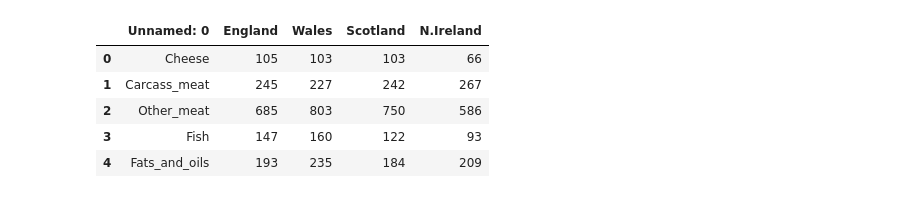
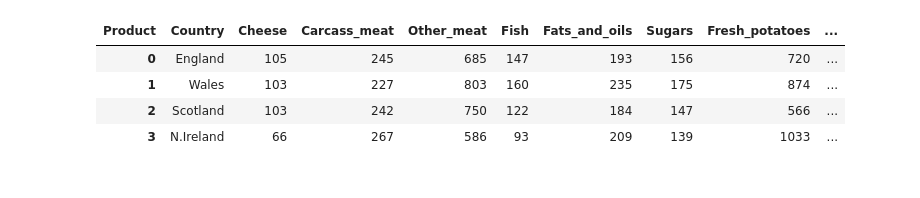
Before and after one commit to LPELCRACK896/DS_lab5, a Jupyter notebook: Autocodificadores.ipynb, the cells around one changed output. Drawn from its saved outputs; the diff is of its cells as text; code cells hidden in the pictures.

```diff
--- a/Autocodificadores.ipynb
+++ b/Autocodificadores.ipynb
@@ -5,9 +3,29 @@ data = pd.read_csv("./data/UK_foods.csv")
-# %%
-data.head()
-# %% [output]
-|  | Unnamed: 0 | England | Wales | Scotland | N.Ireland |
-| 0 | Cheese | 105 | 103 | 103 | 66 |
-| 1 | Carcass_meat | 245 | 227 | 242 | 267 |
-| 2 | Other_meat | 685 | 803 | 750 | 586 |
-| 3 | Fish | 147 | 160 | 122 | 93 |
-| 4 | Fats_and_oils | 193 | 235 | 184 | 209 |
+# %%
+# Leer el archivo CSV
+df = pd.read_csv("./data/UK_foods.csv")
+
+# Transponer el DataFrame
+df_transposed = df.T
+
+# Convertir la primera fila transpuesta en el encabezado y eliminarla del cuerpo del DataFrame
+new_header = df_transposed.iloc[0]
+df_transposed = df_transposed[1:]
+df_transposed.columns = new_header
+
+# Resetea el índice
+df_transposed = df_transposed.reset_index()
+
+# Cambiar el nombre de la nueva columna creada por el reset_index, si lo deseas
+data = df_transposed.rename(columns={"index": "Country"})
+
+
+# Opcional: Guardar el DataFrame transpuesto en un nuevo archivo CSV
+# df_transposed.to_csv('archivo_transpuesto.csv', index=False)
+
+data.head()
+# %% [output]
+| Product | Country | Cheese | Carcass_meat | Other_meat | Fish | Fats_and_oils | Sugars | Fresh_potatoes | ... |
+| 0 | England | 105 | 245 | 685 | 147 | 193 | 156 | 720 | ... |
+| 1 | Wales | 103 | 227 | 803 | 160 | 235 | 175 | 874 | ... |
+| 2 | Scotland | 103 | 242 | 750 | 122 | 184 | 147 | 566 | ... |
+| 3 | N.Ireland | 66 | 267 | 586 | 93 | 209 | 139 | 1033 | ... |
```
Also changed, not shown: parts of 2 cells of this notebook.
